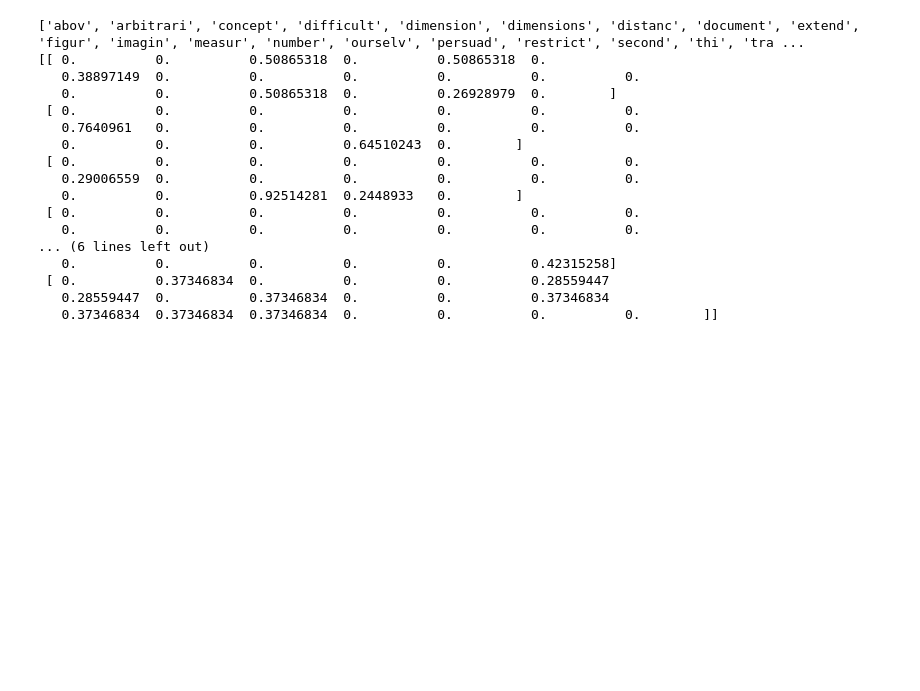
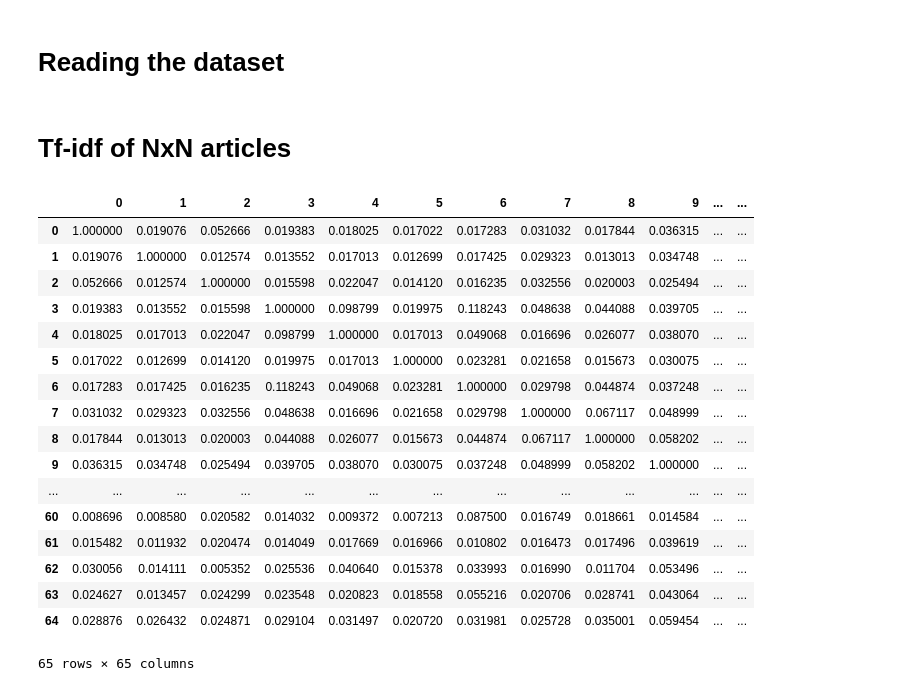
Before and after one commit to bjuncklaus/Machlab, a Jupyter notebook: plot_similarity/main.ipynb, the cells around one changed output. Cells and saved outputs as stored; diff of their text form; code cells hidden in the pictures; blank space fills up the shorter version.

Commit message:
Preparing presentantion. Plotting wordcloud and heatmap. Fixed the most similar articles bug.

```diff
--- a/plot_similarity/main.ipynb
+++ b/plot_similarity/main.ipynb
@@ -5,14 +5,3 @@ from scipy.spatial.distance import cosine
 from sklearn.metrics.pairwise import cosine_similarity
 from nltk.stem.porter import PorterStemmer
 import numpy as np
-# %%
-# list_s = ["This concept of distance is not restricted to two dimensions.", "This concept of distance is not restricted to two dimensions."]
-corpus = [
-        'This concept of distance is not restricted to two dimension.',
-        'This is the first document.',
-        'This is the second second document.',
-        'And the third one.',
-        'Is this the first document?',
-        'It is not difficult to imagine the figure above translated into three dimensions.',
-        'We can persuade ourselves that the measure of distance extends to an arbitrary number of dimensions;',
-        ]
@@ -30,24 +17,54 @@ corpus_stem = list(map(stem, corpus))
+# %% [markdown]
+# Reading the dataset
+# %%
+dataset_dir = 'dataset/'
+plots_filename = 'plots_AB.txt'
+titles_filename = 'titles_AB.txt'
+separator = '<EOS>'
+
+with open(dataset_dir + plots_filename, 'r') as file:
+    corpus = file.readlines()
+    corpus = corpus[:-1]
+    corpus = ''.join(corpus)
+    corpus = corpus.split(separator)
+
+with open(dataset_dir + titles_filename, 'r') as file:
+    titles = file.readlines()
+# %% [markdown]
+# Tf-idf of NxN articles
 # %%
+corpus_stem = list(map(stem, corpus))
 tfidf = TfidfVectorizer(norm='l2', min_df=0, use_idf=True, smooth_idf=False, sublinear_tf=False, stop_words='english')
 
 X = tfidf.fit_transform(corpus_stem)
-print(tfidf.get_feature_names())
-print(X.toarray())
+
+# print(tfidf.get_feature_names())
+# print(X.toarray())
+
+N = len(X.toarray())
+a = np.zeros(shape=(N,N))
+for i in range(N):
+    for j in range(N):
+        a[i][j] = cosine_similarity(X[i].toarray(), X[j].toarray())[0][0]
+
+df = pd.DataFrame(data=a)
+df
 # %% [output]
+|  | 0 | 1 | 2 | 3 | 4 | 5 | 6 | 7 | 8 | 9 | ... | ... |
+| 0 | 1.000000 | 0.019076 | 0.052666 | 0.019383 | 0.018025 | 0.017022 | 0.017283 | 0.031032 | 0.017844 | 0.036315 | ... | ... |
+| 1 | 0.019076 | 1.000000 | 0.012574 | 0.013552 | 0.017013 | 0.012699 | 0.017425 | 0.029323 | 0.013013 | 0.034748 | ... | ... |
+| 2 | 0.052666 | 0.012574 | 1.000000 | 0.015598 | 0.022047 | 0.014120 | 0.016235 | 0.032556 | 0.020003 | 0.025494 | ... | ... |
+| 3 | 0.019383 | 0.013552 | 0.015598 | 1.000000 | 0.098799 | 0.019975 | 0.118243 | 0.048638 | 0.044088 | 0.039705 | ... | ... |
+| 4 | 0.018025 | 0.017013 | 0.022047 | 0.098799 | 1.000000 | 0.017013 | 0.049068 | 0.016696 | 0.026077 | 0.038070 | ... | ... |
+| 5 | 0.017022 | 0.012699 | 0.014120 | 0.019975 | 0.017013 | 1.000000 | 0.023281 | 0.021658 | 0.015673 | 0.030075 | ... | ... |
+| 6 | 0.017283 | 0.017425 | 0.016235 | 0.118243 | 0.049068 | 0.023281 | 1.000000 | 0.029798 | 0.044874 | 0.037248 | ... | ... |
+| 7 | 0.031032 | 0.029323 | 0.032556 | 0.048638 | 0.016696 | 0.021658 | 0.029798 | 1.000000 | 0.067117 | 0.048999 | ... | ... |
+| 8 | 0.017844 | 0.013013 | 0.020003 | 0.044088 | 0.026077 | 0.015673 | 0.044874 | 0.067117 | 1.000000 | 0.058202 | ... | ... |
+| 9 | 0.036315 | 0.034748 | 0.025494 | 0.039705 | 0.038070 | 0.030075 | 0.037248 | 0.048999 | 0.058202 | 1.000000 | ... | ... |
+| ... | ... | ... | ... | ... | ... | ... | ... | ... | ... | ... | ... | ... |
+| 60 | 0.008696 | 0.008580 | 0.020582 | 0.014032 | 0.009372 | 0.007213 | 0.087500 | 0.016749 | 0.018661 | 0.014584 | ... | ... |
+| 61 | 0.015482 | 0.011932 | 0.020474 | 0.014049 | 0.017669 | 0.016966 | 0.010802 | 0.016473 | 0.017496 | 0.039619 | ... | ... |
+| 62 | 0.030056 | 0.014111 | 0.005352 | 0.025536 | 0.040640 | 0.015378 | 0.033993 | 0.016990 | 0.011704 | 0.053496 | ... | ... |
+| 63 | 0.024627 | 0.013457 | 0.024299 | 0.023548 | 0.020823 | 0.018558 | 0.055216 | 0.020706 | 0.028741 | 0.043064 | ... | ... |
+| 64 | 0.028876 | 0.026432 | 0.024871 | 0.029104 | 0.031497 | 0.020720 | 0.031981 | 0.025728 | 0.035001 | 0.059454 | ... | ... |
-['abov', 'arbitrari', 'concept', 'difficult', 'dimension', 'dimensions', 'distanc', 'document', 'extend', 'figur', 'imagin', 'measur', 'number', 'ourselv', 'persuad', 'restrict', 'second', 'thi', 'tra ...
-[[ 0.          0.          0.50865318  0.          0.50865318  0.
-   0.38897149  0.          0.          0.          0.          0.          0.
-   0.          0.          0.50865318  0.          0.26928979  0.        ]
- [ 0.          0.          0.          0.          0.          0.          0.
-   0.7640961   0.          0.          0.          0.          0.          0.
-   0.          0.          0.          0.64510243  0.        ]
- [ 0.          0.          0.          0.          0.          0.          0.
-   0.29006559  0.          0.          0.          0.          0.          0.
-   0.          0.          0.92514281  0.2448933   0.        ]
- [ 0.          0.          0.          0.          0.          0.          0.
-   0.          0.          0.          0.          0.          0.          0.
-... (6 lines left out)
-   0.          0.          0.          0.          0.          0.42315258]
- [ 0.          0.37346834  0.          0.          0.          0.28559447
-   0.28559447  0.          0.37346834  0.          0.          0.37346834
-   0.37346834  0.37346834  0.37346834  0.          0.          0.          0.        ]]
+65 rows × 65 columns
```
Also changed, not shown: parts of 20 cells of this notebook, 10 other files.
